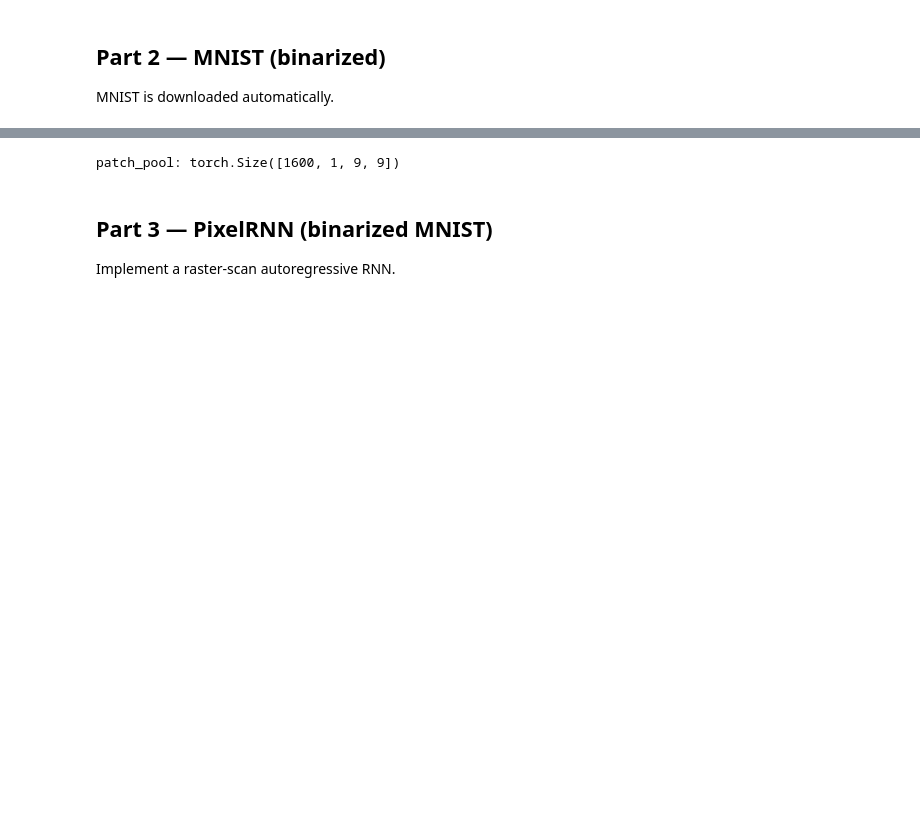
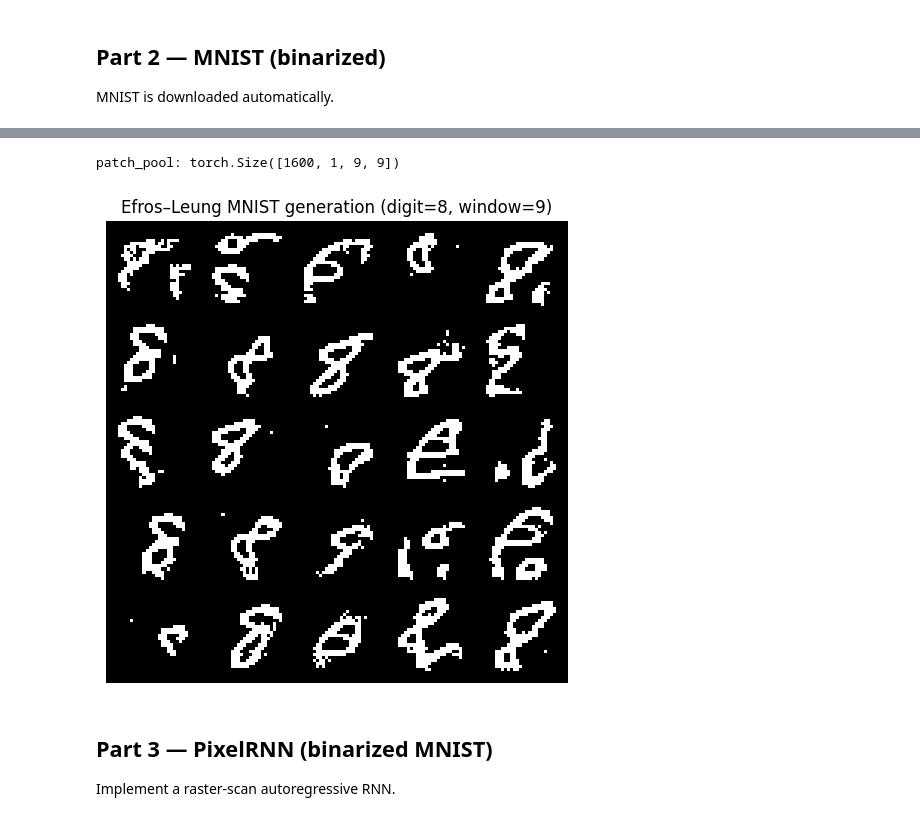
Before and after one commit to zbalkhy/EEC289, a Jupyter notebook: hw2/hw2.ipynb, the cells around one changed output, grey strips where cells are left out. Drawn from its saved outputs; the diff is of its cells as text; code cells hidden in the pictures; blank space fills up the shorter version.

```diff
--- a/hw2/hw2.ipynb
+++ b/hw2/hw2.ipynb
@@ -650,7 +654,7 @@ num_source_images = 4  # TODO (tuning): more sources -> more variety, slower pat
 max_patches = 50000       # TODO (tuning): larger -> better coverage, slower matching
 
 # Optional knobs (not required for correctness)
-USE_MNIST_HEURISTICS = False  # set True to try a few stability tweaks on MNIST
+USE_MNIST_HEURISTICS = True  # set True to try a few stability tweaks on MNIST
 
 src_imgs = x_train[y_train == digit]
 sel = torch.randperm(src_imgs.shape[0])[:num_source_images]
@@ -662,33 +666,34 @@ print("patch_pool:", patch_pool.shape)
 # Core Efros–Leung parameters
 eps =  0.2              # TODO (tuning): smaller -> stricter matching, larger -> more randomness
 neighborhood = 8         # TODO
 
 # Heuristic parameters (off by default)
 seed_fg_min = 0
 border = 0
 weighted = False
 h_mult = 0.3
 if USE_MNIST_HEURISTICS:
     seed_fg_min = 4
     border = 2
     weighted = True
     h_mult = 0.25
 
 n_gen = 25
 samples = []
 for _ in range(n_gen):
     gen = efros_leung_synthesize_from_patch_pool(
         patches=patch_pool, out_h=28, out_w=28,
         eps=eps, neighborhood=neighborhood,
         seed_fg_min=seed_fg_min, border=border,
         weighted=weighted, h_mult=h_mult,
         verbose=False
     )
     samples.append(gen[0])
 
 show_grid(samples, nrow=5, title=f"Efros–Leung MNIST generation (digit={digit}, window={window})", cmap="gray")
 # %% [output]
 patch_pool: torch.Size([1600, 1, 9, 9])
+[figure, added]
 # %% [markdown]
 ## Part 3 — PixelRNN (binarized MNIST)
 
```
Also changed, not shown: parts of 11 cells of this notebook, 2 other files.
